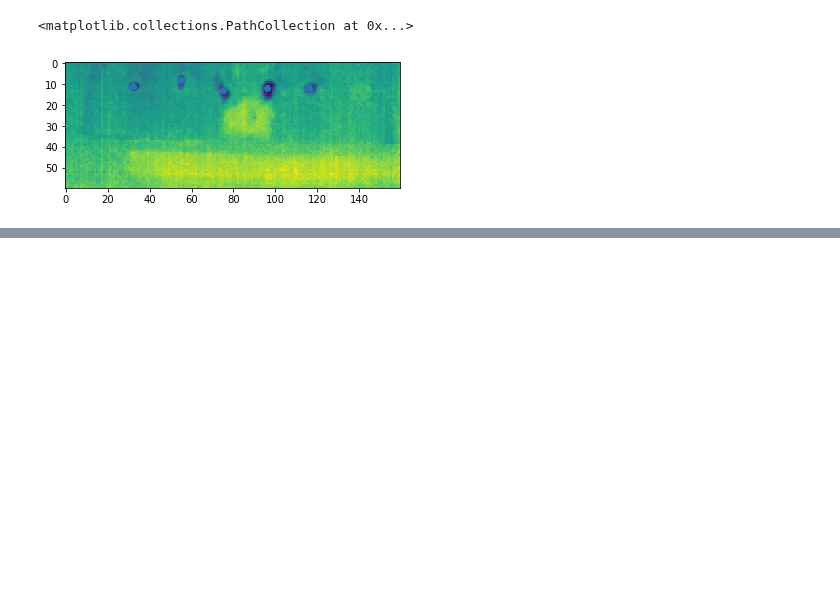
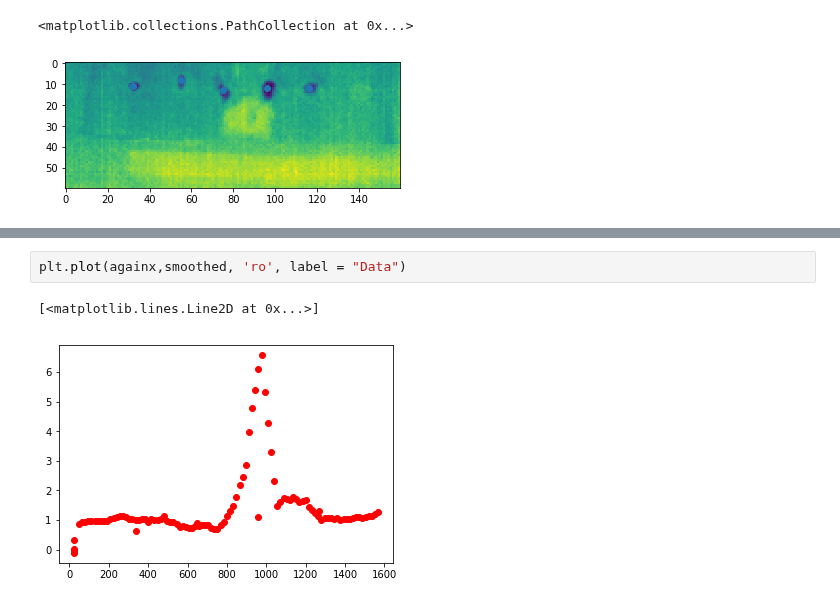
Before and after one commit to jrodguez/musical-robot, a Jupyter notebook: scripts/PPA_melting.ipynb, the cells around one changed output, grey strips where cells are left out. Saved outputs shown, nothing was run; the diff lists cells and outputs as text; blank space fills up the shorter version.

```diff
--- a/scripts/PPA_melting.ipynb
+++ b/scripts/PPA_melting.ipynb
@@ -153,0 +242,5 @@ plt.scatter(y,x)
+# %%
+plt.plot(againx,smoothed, 'ro', label = "Data")
+# %% [output]
+[<matplotlib.lines.Line2D at 0x...>]
+[figure, added]
```
Also changed, not shown: parts of 22 cells of this notebook, 1 other file.
